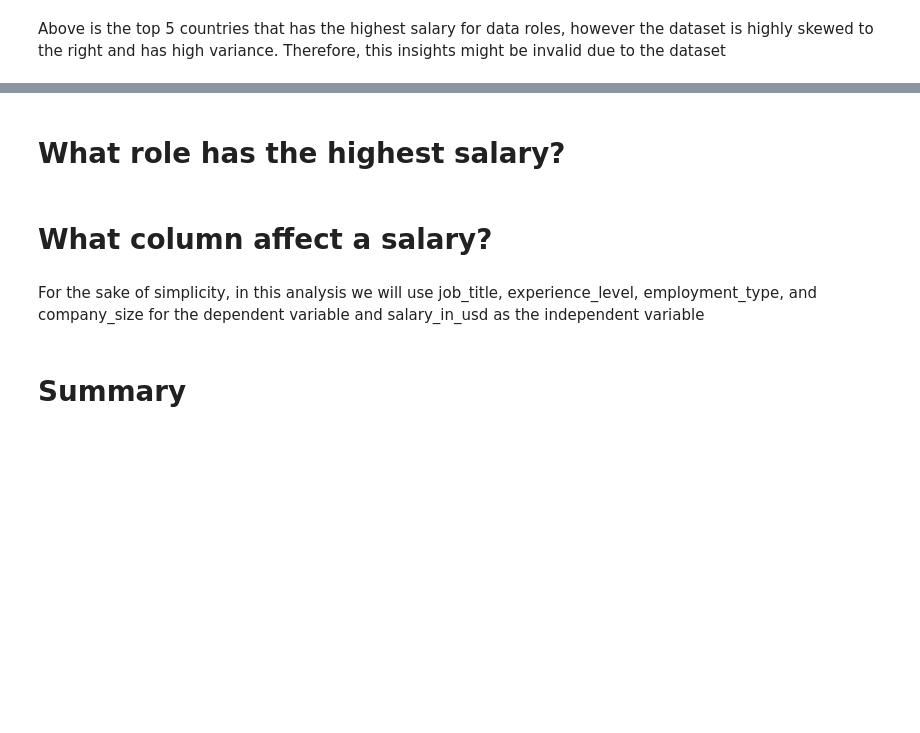
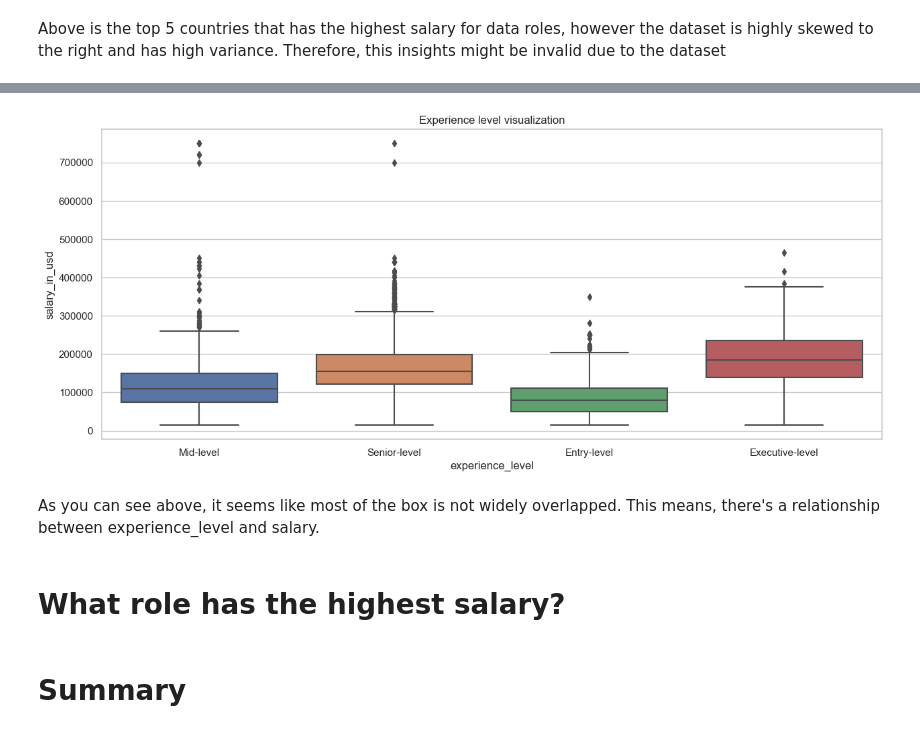
Before and after one commit to DickyAdi/DS2024_analysis, a Jupyter notebook: analysis.ipynb, the cells around one changed output, grey strips where cells are left out. Drawn from its saved outputs; the diff is of its cells as text; code cells hidden in the pictures; blank space fills up the shorter version.

Commit message:
experience level boxplot

```diff
--- a/analysis.ipynb
+++ b/analysis.ipynb
@@ -221,8 +273,13 @@ Above is the top 5 countries that has the highest salary for data roles, however
+# %%
+plt.figure(figsize=(15,6))
+sns.boxplot(data=df, x='experience_level', y='salary_in_usd')
+plt.title('Experience level visualization')
+plt.show()
+# %% [output]
+[figure, added]
+# %% [markdown]
+As you can see above, it seems like most of the box is not widely overlapped. This means, there's a relationship between experience_level and salary.
 # %% [markdown]
 # What role has the highest salary?
-# %% [markdown]
-# What column affect a salary?
-# %% [markdown]
-For the sake of simplicity, in this analysis we will use job_title, experience_level, employment_type, and company_size for the dependent variable and salary_in_usd as the independent variable
 # %% [markdown]
 # Summary
```
Also changed, not shown: parts of 11 cells of this notebook.
